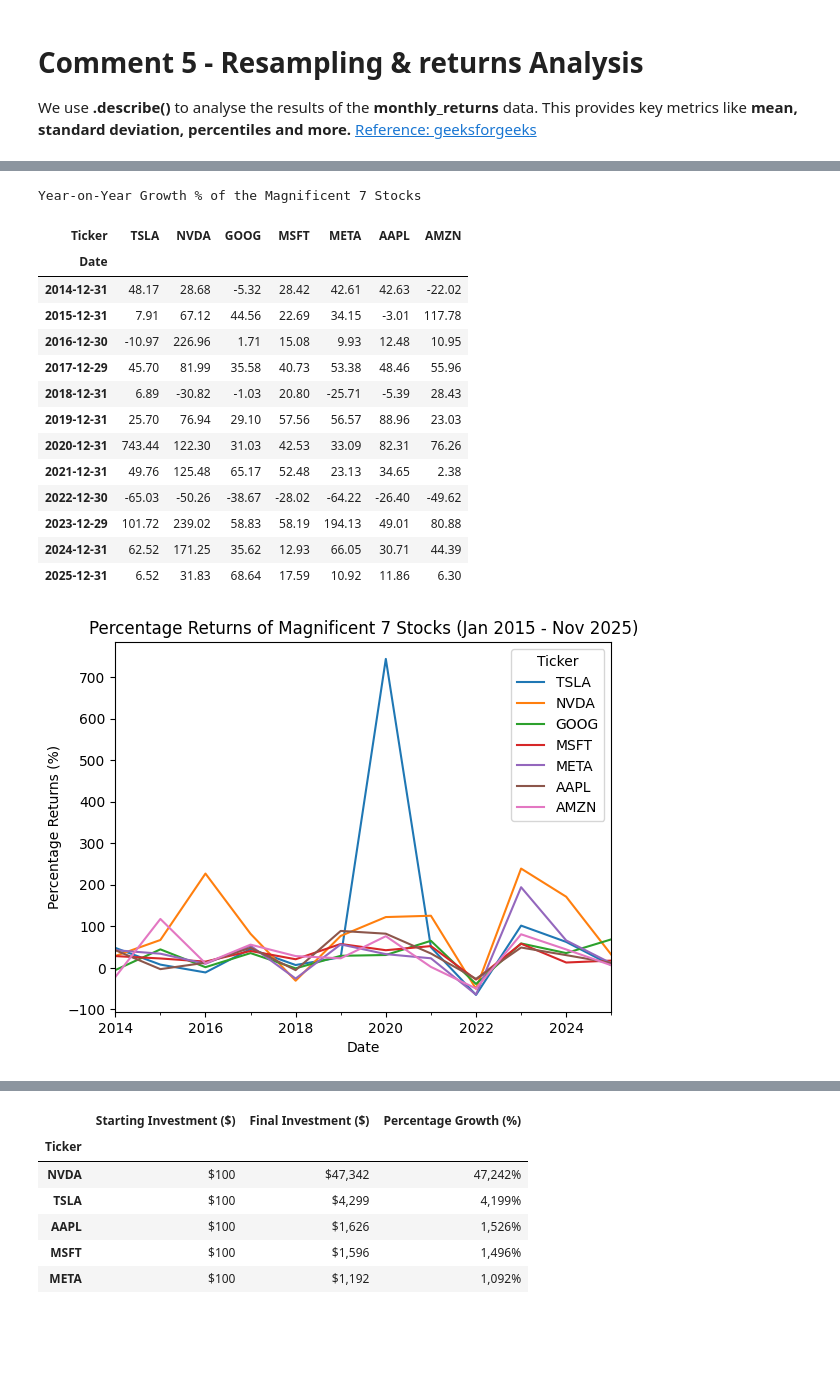
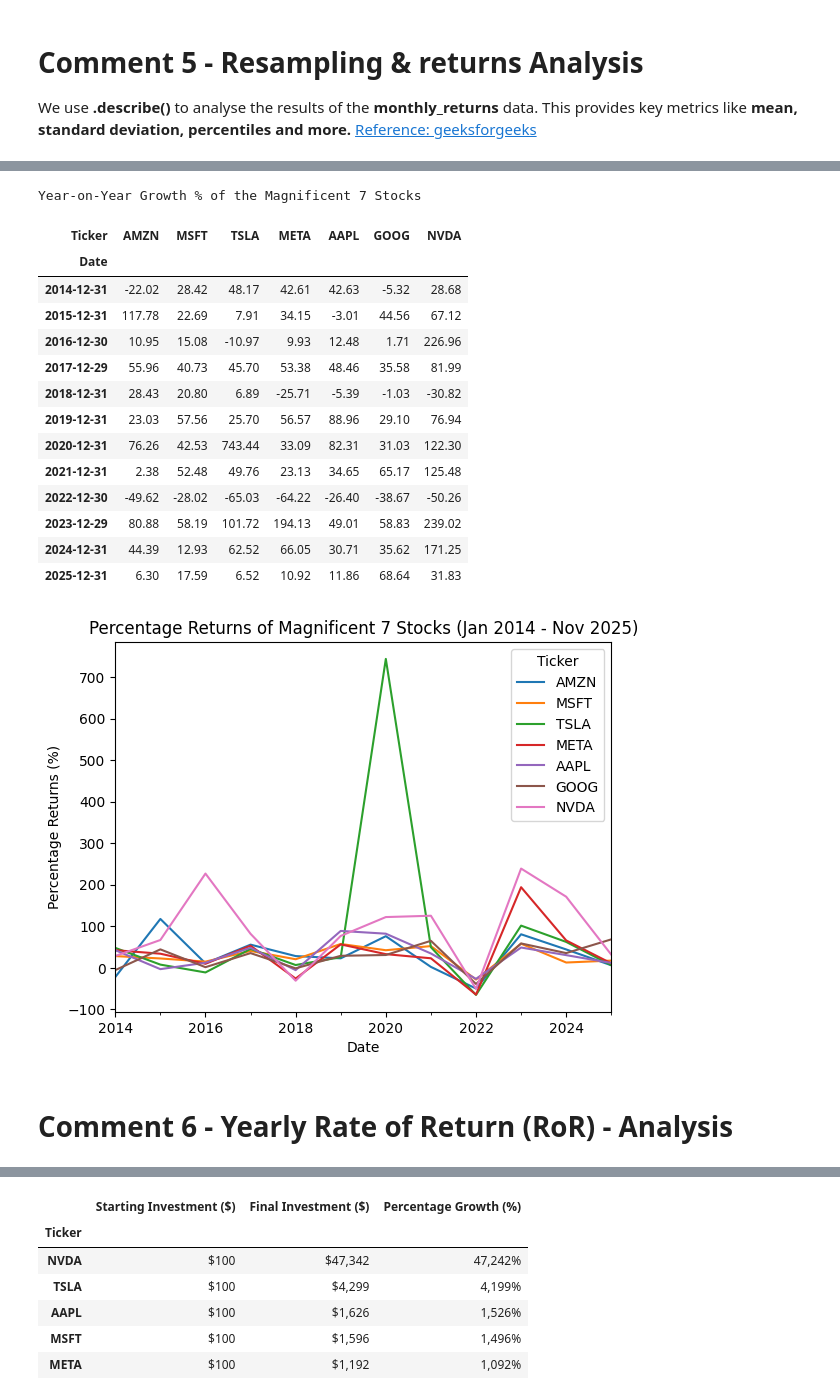
Before and after one commit to Mr-Scarf/programming-for-data-analytics, a Jupyter notebook: project/Project.ipynb, the cells around one changed output, grey strips where cells are left out. Saved outputs shown, nothing was run; the diff lists cells and outputs as text; code cells hidden in the pictures; blank space fills up the shorter version.

Commit message:
Comment 6 (ror) - combined code cell +md update

```diff
--- a/project/Project.ipynb
+++ b/project/Project.ipynb
@@ -495,30 +507,32 @@ Investors with a high risk appetite might favour this stock while investors draw
 # %%
-# Comment  6 - yearly returns ror
+# Comment  6 - Yearly Rate of Return (RoR)
 
 print("Year-on-Year Growth % of the Magnificent 7 Stocks")
 
 # yearly_returns - rounded to 2 decimal places (statndard practice for reporting returns)
 display(yearly_returns.round(2))
+
+
+# Plot the percentage returns for each stock over the time period
+yearly_returns.plot(title="Percentage Returns of Magnificent 7 Stocks (Jan 2014 - Nov 2025)", ylabel="Percentage Returns (%)", xlabel="Date",)
+plt.show()
 # %% [output]
 Year-on-Year Growth % of the Magnificent 7 Stocks
-| Ticker | TSLA | NVDA | GOOG | MSFT | META | AAPL | AMZN |
+| Ticker | AMZN | MSFT | TSLA | META | AAPL | GOOG | NVDA |
 | Date |  |  |  |  |  |  |  |
-| 2014-12-31 | 48.17 | 28.68 | -5.32 | 28.42 | 42.61 | 42.63 | -22.02 |
-| 2015-12-31 | 7.91 | 67.12 | 44.56 | 22.69 | 34.15 | -3.01 | 117.78 |
-| 2016-12-30 | -10.97 | 226.96 | 1.71 | 15.08 | 9.93 | 12.48 | 10.95 |
-| 2017-12-29 | 45.70 | 81.99 | 35.58 | 40.73 | 53.38 | 48.46 | 55.96 |
-| 2018-12-31 | 6.89 | -30.82 | -1.03 | 20.80 | -25.71 | -5.39 | 28.43 |
-| 2019-12-31 | 25.70 | 76.94 | 29.10 | 57.56 | 56.57 | 88.96 | 23.03 |
-| 2020-12-31 | 743.44 | 122.30 | 31.03 | 42.53 | 33.09 | 82.31 | 76.26 |
-| 2021-12-31 | 49.76 | 125.48 | 65.17 | 52.48 | 23.13 | 34.65 | 2.38 |
-| 2022-12-30 | -65.03 | -50.26 | -38.67 | -28.02 | -64.22 | -26.40 | -49.62 |
-| 2023-12-29 | 101.72 | 239.02 | 58.83 | 58.19 | 194.13 | 49.01 | 80.88 |
-| 2024-12-31 | 62.52 | 171.25 | 35.62 | 12.93 | 66.05 | 30.71 | 44.39 |
-| 2025-12-31 | 6.52 | 31.83 | 68.64 | 17.59 | 10.92 | 11.86 | 6.30 |
+| 2014-12-31 | -22.02 | 28.42 | 48.17 | 42.61 | 42.63 | -5.32 | 28.68 |
+| 2015-12-31 | 117.78 | 22.69 | 7.91 | 34.15 | -3.01 | 44.56 | 67.12 |
+| 2016-12-30 | 10.95 | 15.08 | -10.97 | 9.93 | 12.48 | 1.71 | 226.96 |
+| 2017-12-29 | 55.96 | 40.73 | 45.70 | 53.38 | 48.46 | 35.58 | 81.99 |
+| 2018-12-31 | 28.43 | 20.80 | 6.89 | -25.71 | -5.39 | -1.03 | -30.82 |
+| 2019-12-31 | 23.03 | 57.56 | 25.70 | 56.57 | 88.96 | 29.10 | 76.94 |
+| 2020-12-31 | 76.26 | 42.53 | 743.44 | 33.09 | 82.31 | 31.03 | 122.30 |
+| 2021-12-31 | 2.38 | 52.48 | 49.76 | 23.13 | 34.65 | 65.17 | 125.48 |
+| 2022-12-30 | -49.62 | -28.02 | -65.03 | -64.22 | -26.40 | -38.67 | -50.26 |
+| 2023-12-29 | 80.88 | 58.19 | 101.72 | 194.13 | 49.01 | 58.83 | 239.02 |
+| 2024-12-31 | 44.39 | 12.93 | 62.52 | 66.05 | 30.71 | 35.62 | 171.25 |
+| 2025-12-31 | 6.30 | 17.59 | 6.52 | 10.92 | 11.86 | 68.64 | 31.83 |
+[figure, added]
-# %%
-# Plot the percentage returns for each stock over the time period
-yearly_returns.plot(title="Percentage Returns of Magnificent 7 Stocks (Jan 2015 - Nov 2025)", ylabel="Percentage Returns (%)", xlabel="Date")
-plt.show()
-# %% [output]
-[figure, removed]
+# %% [markdown]
+# Comment  6 - Yearly Rate of Return (RoR) - Analysis
 # %% [markdown]
```
Also changed, not shown: parts of 12 cells of this notebook, 1 other file.
